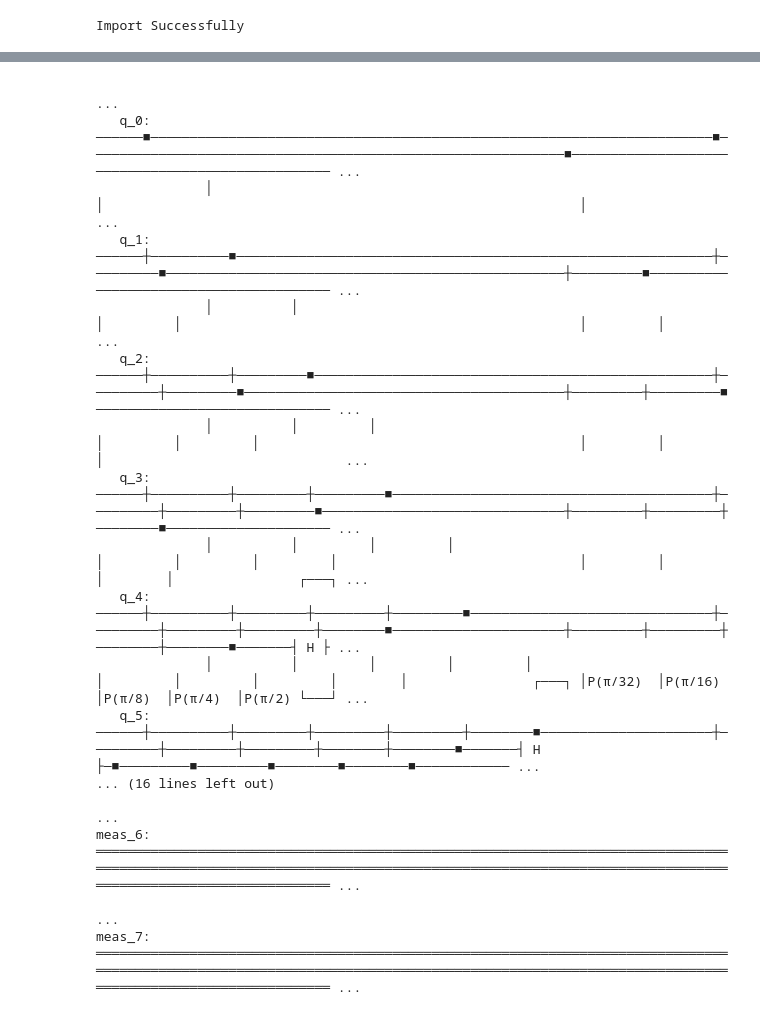
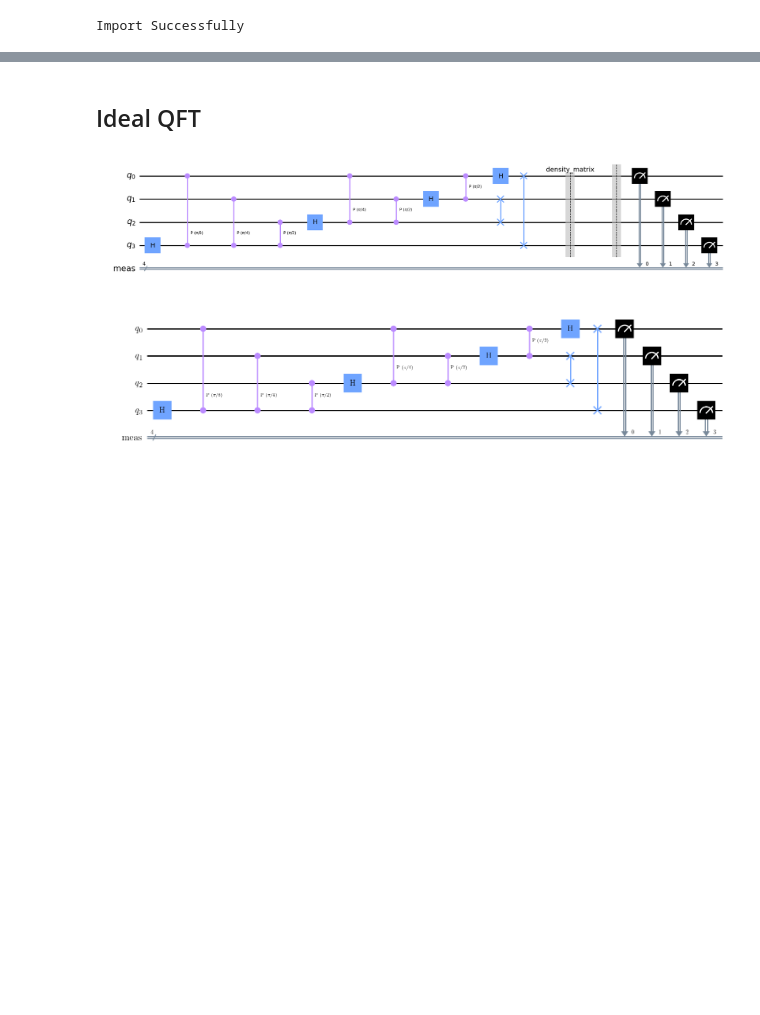
Before and after one commit to gjuls/shor_algorithm, a Jupyter notebook: QFT_errors.ipynb, the cells around one changed output, grey strips where cells are left out. Drawn from its saved outputs; the diff is of its cells as text; code cells hidden in the pictures; blank space fills up the shorter version.

```diff
--- a/QFT_errors.ipynb
+++ b/QFT_errors.ipynb
@@ -106,54 +70,49 @@ plot_histogram(counts)
+# %% [markdown]
+## Ideal QFT
 # %%
 def qft_rotations(circuit, n):
-    """Performs qft on the first n qubits in circuit (without swaps)"""
+
     if n == 0:
         return circuit
     n -= 1
     circuit.h(n)
 
     for qubit in range(n):
         circuit.cp(pi/2**(n-qubit), qubit, n)
     qft_rotations(circuit, n)
 
 def swap_registers(circuit, n):
     for qubit in range(n//2):
         circuit.swap(qubit, n-qubit-1)
     return circuit
 
 def qft(circuit, n):
     qft_rotations(circuit, n)
     swap_registers(circuit, n)
     return circuit
 
-qubits = 8    #sistem-dimension
+qubits = 4    #sistem-dimension
 qc_ideal = QuantumCircuit(qubits)
 
 #for i in range(qubits):
 #    qc_ideal.h(i)
 
 qft(qc_ideal,qubits)
 qc_ideal.save_density_matrix()
 qc_ideal.measure_all()
 
-qc_ideal.draw(fold = -1)
+qc_ideal.draw(fold = -1, output = 'mpl')
 # %% [output]
-                                                                                                                                                                                                         ...
-   q_0: ──────■────────────────────────────────────────────────────────────────────────■─────────────────────────────────────────────────────────────■────────────────────────────────────────────────── ...
-              │                                                                        │                                                             │                                                   ...
-   q_1: ──────┼──────────■─────────────────────────────────────────────────────────────┼─────────■───────────────────────────────────────────────────┼─────────■──────────────────────────────────────── ...
-              │          │                                                             │         │                                                   │         │                                         ...
-   q_2: ──────┼──────────┼─────────■───────────────────────────────────────────────────┼─────────┼─────────■─────────────────────────────────────────┼─────────┼─────────■────────────────────────────── ...
-              │          │         │                                                   │         │         │                                         │         │         │                               ...
-   q_3: ──────┼──────────┼─────────┼─────────■─────────────────────────────────────────┼─────────┼─────────┼─────────■───────────────────────────────┼─────────┼─────────┼────────■───────────────────── ...
-              │          │         │         │                                         │         │         │         │                               │         │         │        │                ┌───┐ ...
-   q_4: ──────┼──────────┼─────────┼─────────┼─────────■───────────────────────────────┼─────────┼─────────┼─────────┼────────■──────────────────────┼─────────┼─────────┼────────┼────────■───────┤ H ├ ...
-              │          │         │         │         │                               │         │         │         │        │                ┌───┐ │P(π/32)  │P(π/16)  │P(π/8)  │P(π/4)  │P(π/2) └───┘ ...
-   q_5: ──────┼──────────┼─────────┼─────────┼─────────┼────────■──────────────────────┼─────────┼─────────┼─────────┼────────┼────────■───────┤ H ├─■─────────■─────────■────────■────────■──────────── ...
-... (16 lines left out)
-                                                                                                                                                                                                         ...
-meas_6: ════════════════════════════════════════════════════════════════════════════════════════════════════════════════════════════════════════════════════════════════════════════════════════════════ ...
-                                                                                                                                                                                                         ...
-meas_7: ════════════════════════════════════════════════════════════════════════════════════════════════════════════════════════════════════════════════════════════════════════════════════════════════ ...
+[figure, added]
+# %%
+from qiskit.tools.visualization import circuit_drawer
+import matplotlib.pyplot as plt
+plt.rc('figure', figsize=(16, 6))
+
+circuit_drawer(qc_ideal, output='latex_source',filename = 'qc_ideal.tex', style={'backgroundcolor': '#EEEEEE'}, plot_barriers=False)
+qc_ideal.draw(fold = -1, output = 'mpl', plot_barriers=False)
+# %% [output]
+[figure, added]
 # %%
 density_matrix_ideal = 0
 aer_sim = Aer.get_backend('aer_simulator')
```
Also changed, not shown: parts of 12 cells of this notebook, 2 other files.
